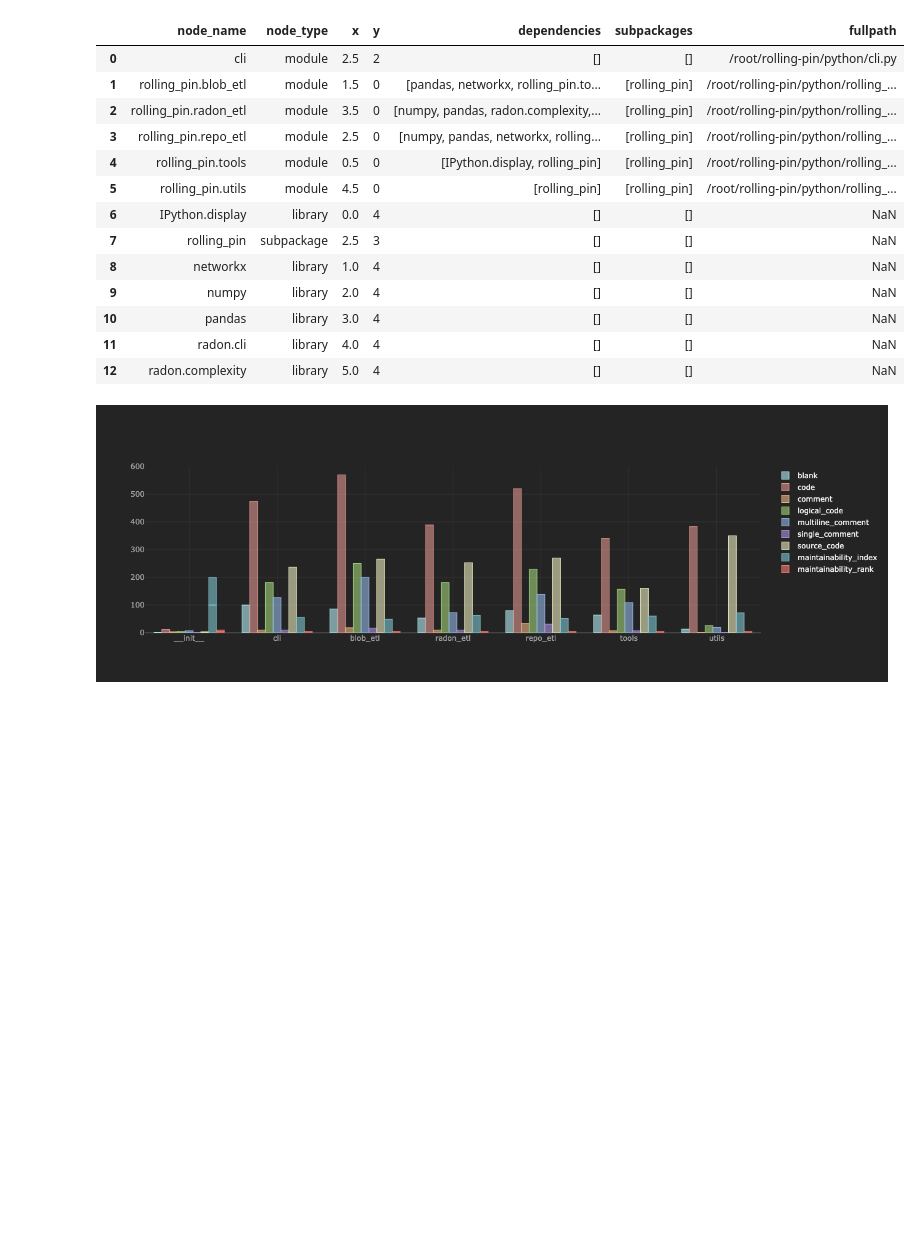
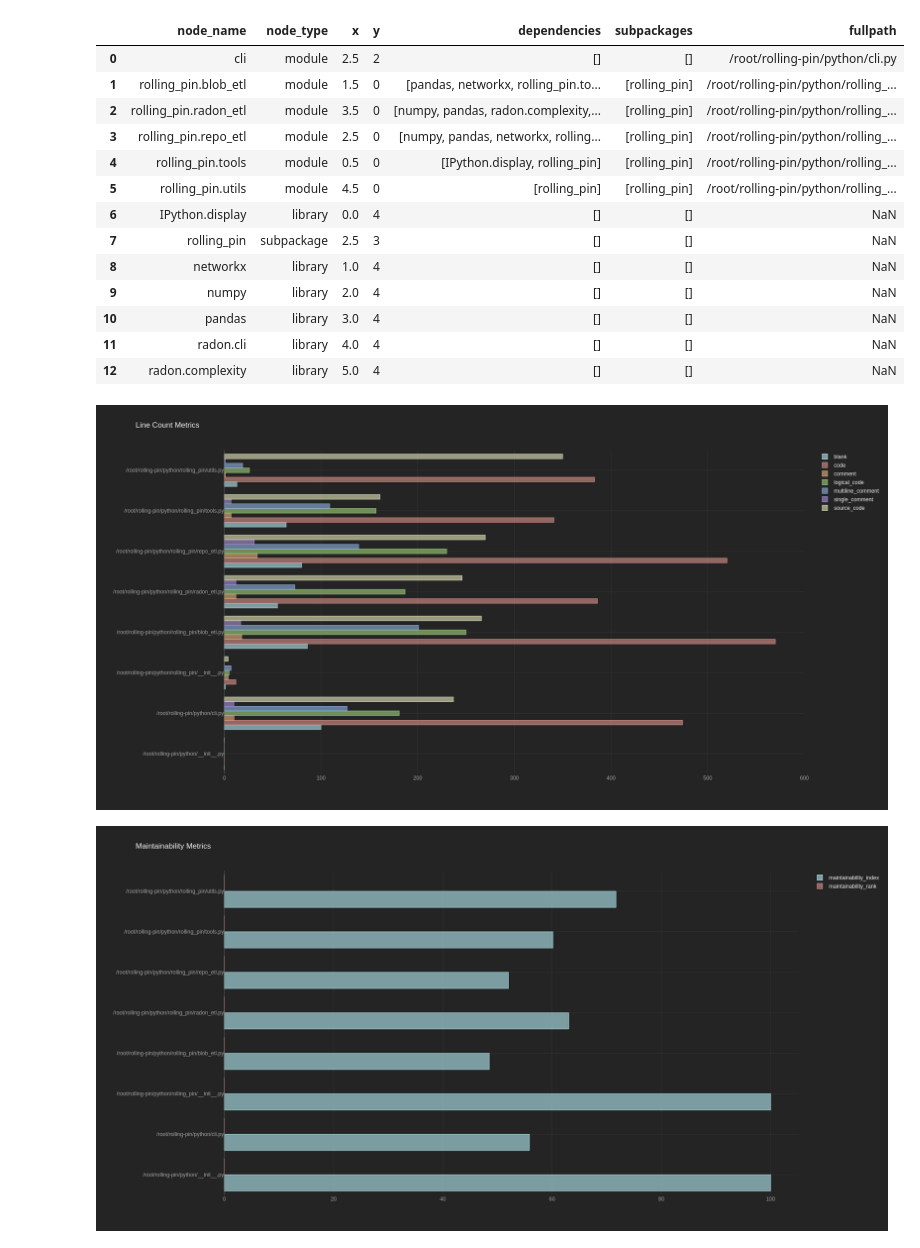
Before and after one commit to theNewFlesh/rolling-pin, a Jupyter notebook: notebooks/demo.ipynb, the cells around one changed output. Cells and saved outputs as stored; diff of their text form; code cells hidden in the pictures; blank space fills up the shorter version.

Commit message:
inverted rank

```diff
--- a/notebooks/demo.ipynb
+++ b/notebooks/demo.ipynb
@@ -77,18 +77,49 @@ for leaf in leafs:
 src = '/root/rolling-pin/python'
 repo = RadonETL(src)
 data = repo.data
+params = dict(
+    theme='henanigans',
+    colors=COLORS,
+    dimensions=(900, 900),
+)
-# %%
-mask = data.object_type == 'module'
-temp = data[mask]
-mask = temp.fullpath.apply(lambda x: not re.search('_test\.py$', x)).astype(bool)
-temp = temp[mask]
-cols = [
-    'name', 'blank', 'code', 'comment', 'logical_code', 'multiline_comment',
-    'single_comment', 'source_code', 'maintainability_index', 'maintainability_rank'
-]
-temp = temp[cols]
-lut = {k:i for i, k in enumerate(list('FEDCBA'))}
-temp.maintainability_rank = temp.maintainability_rank.apply(lambda x: lut[x])
-temp.iplot(x='name', kind='bar', theme='henanigans', colors=COLORS)
-# %% [output]
-[figure, removed]
+# %%
+def plot_metrics(repo):
+    lut = dict(
+        h1='h1 - the number of distinct operators',
+        h2='h2 - the number of distinct operands',
+        n1='n1 - the total number of operators',
+        n2='n2 - the total number of operands',
+        vocabulary='vocabulary (h) - h1 + h2',
+        length='length (N) - n1 + n2',
+        calculated_length='calculated_length - h1 * log2(h1) + h2 * log2(h2)',
+        volume='volume (V) - N * log2(h)',
+        difficulty='difficulty (D) - h1 / 2 * n2 / h2',
+        effort='effort (E) - D * V',
+        time='time (T) - E / 18 seconds',
+        bugs='bugs (B) - V / 3000 - an estimate of the errors in the implementation',
+    )
+
+    def remove_test_modules(data):
+        mask = data.fullpath.apply(lambda x: not re.search('_test\.py$', x)).astype(bool)
+        return data[mask]
+
+    raw = remove_test_modules(repo.raw_metrics)
+    mi = remove_test_modules(repo.maintainability_index)
+    cc = remove_test_modules(repo.cyclomatic_complexity_metrics)
+    hal = remove_test_modules(repo.halstead_metrics)
+
+    raw.iplot(x='fullpath', kind='barh', title='Line Count Metrics', **params)
+    mi.iplot(x='fullpath', kind='barh', title='Maintainability Metrics', **params)
+
+    cols = ['cyclomatic_complexity', 'cyclomatic_rank']
+    cc[cols].iplot(kind='hist', bins=50, title='Cyclomatic Metric Distributions', **params)
+
+    cols = ['h1', 'h2', 'n1', 'n2', 'vocabulary', 'length', 'calculated_length', 'volume', 'difficulty', 'effort', 'time', 'bugs']
+    hal[cols]\
+        .rename(mapper=lambda x: lut[x], axis=1)\
+        .iplot(kind='hist', bins=50, title='Halstead Metric Distributions', **params)
+
+plot_metrics(repo)
+# %% [output]
+[figure, added]
+[figure, added]
```
Also changed, not shown: parts of 1 cell of this notebook, 1 other file.
